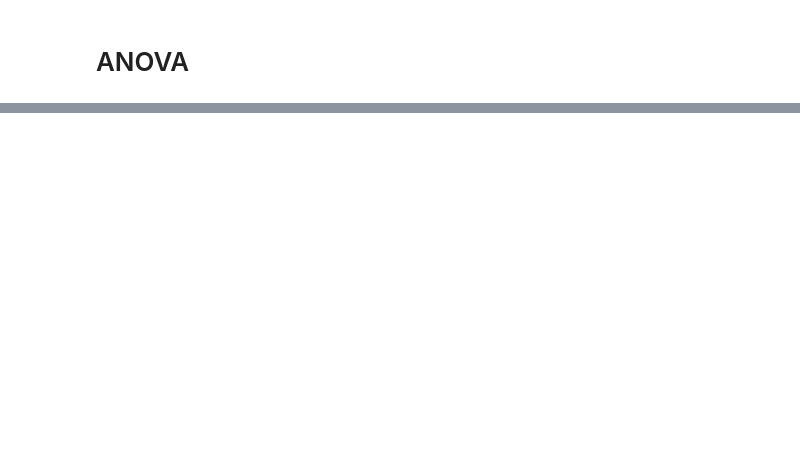
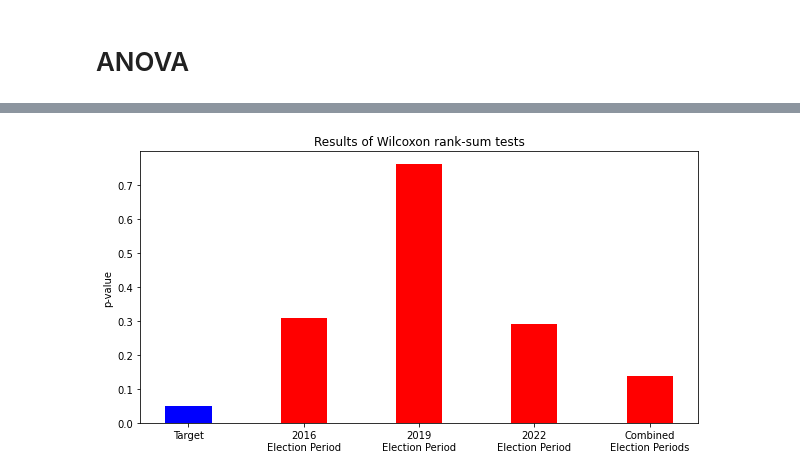
Before and after one commit to Nixlyhilist/CS132-G60-Project, a Jupyter notebook: model_tests.ipynb, the cells around one changed output, grey strips where cells are left out. Drawn from its saved outputs; the diff is of its cells as text; code cells hidden in the pictures; blank space fills up the shorter version.

Commit message:
Method and Results

```diff
--- a/model_tests.ipynb
+++ b/model_tests.ipynb
@@ -106,0 +191,23 @@ print(f"ANOVA p-value of the three election periods and non-election period: {p_
+# %%
+
+import numpy as np
+import matplotlib.pyplot as plt
+
+
+# creating the dataset
+data = {'Target':0.05, '2016\nElection Period':0.31, '2019\nElection Period':0.76,
+        '2022\nElection Period':0.29, 'Combined\nElection Periods':0.14}
+courses = list(data.keys())
+values = list(data.values())
+
+fig = plt.figure(figsize = (10, 5))
+
+# creating the bar plot
+plt.bar(courses, values, color =["blue", "red", "red", "red", "red"],
+        width = 0.4)
+
+plt.ylabel("p-value")
+plt.title("Results of Wilcoxon rank-sum tests")
+plt.show()
+# %% [output]
+[figure, added]
```
Also changed, not shown: parts of 6 cells of this notebook, 6 other files.
